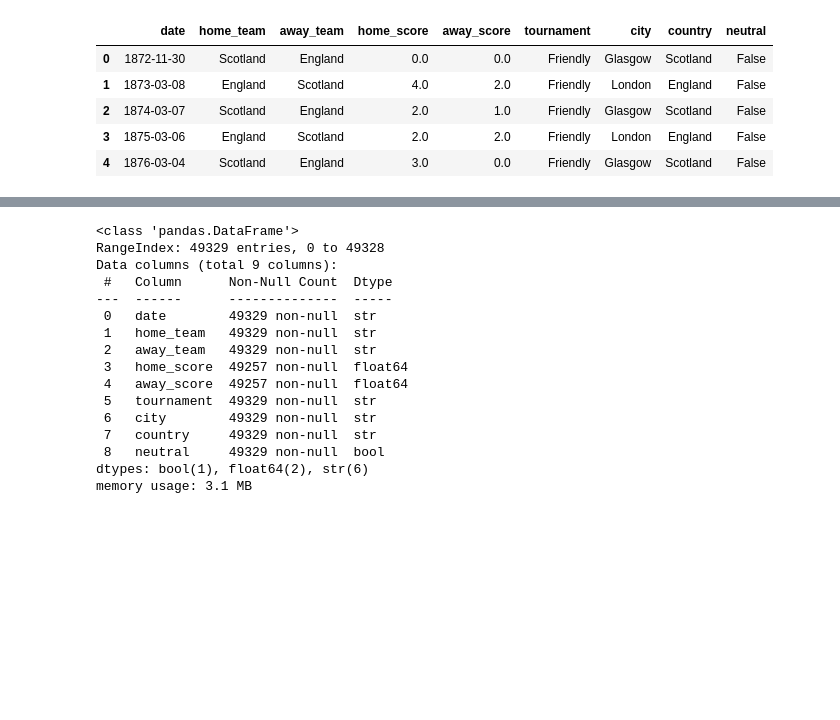
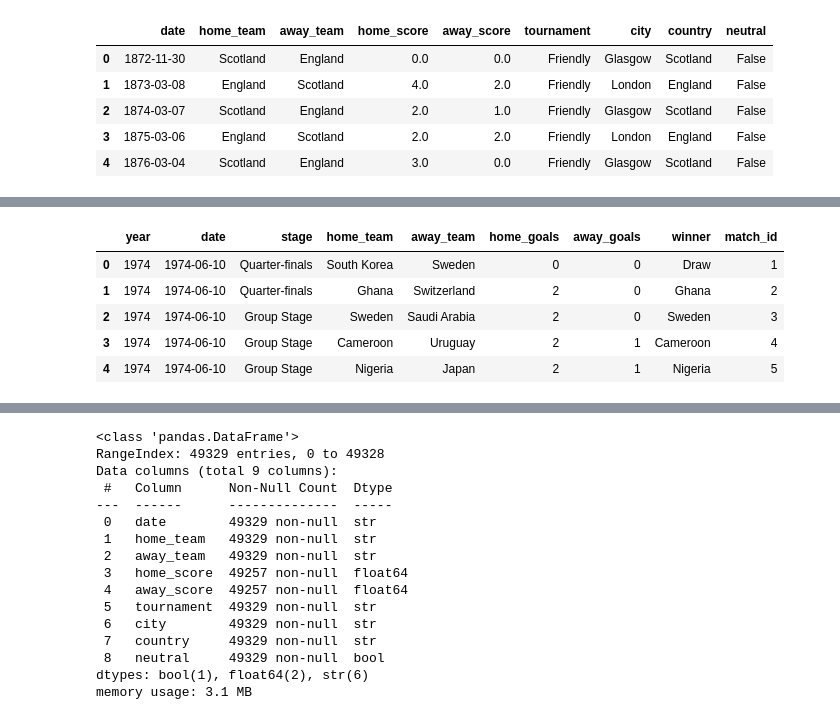
Before and after one commit to Edenilson-Molina/ml-oraculo-mundial2026, a Jupyter notebook: notebooks/01_EDA.ipynb, the cells around one changed output, grey strips where cells are left out. Cells and saved outputs as stored; diff of their text form; code cells hidden in the pictures; blank space fills up the shorter version.

```diff
--- a/notebooks/01_EDA.ipynb
+++ b/notebooks/01_EDA.ipynb
@@ -6,5 +36,8 @@ import seaborn as sns
 # %%
 df = pd.read_csv('../data/raw/results.csv')
+df_ranking = pd.read_csv('../data/raw/fifa_ranking.csv')
+df_world_cup = pd.read_csv('../data/raw/fifa_world_cup.csv')
+df_world_cup_matches = pd.read_csv('../data/raw/world_cup.csv')
 # %%
 df.head()
 # %% [output]
@@ -16,0 +59,9 @@ df.head()
+# %%
+df_world_cup_matches.head()
+# %% [output]
+|  | year | date | stage | home_team | away_team | home_goals | away_goals | winner | match_id |
+| 0 | 1974 | 1974-06-10 | Quarter-finals | South Korea | Sweden | 0 | 0 | Draw | 1 |
+| 1 | 1974 | 1974-06-10 | Quarter-finals | Ghana | Switzerland | 2 | 0 | Ghana | 2 |
+| 2 | 1974 | 1974-06-10 | Group Stage | Sweden | Saudi Arabia | 2 | 0 | Sweden | 3 |
+| 3 | 1974 | 1974-06-10 | Group Stage | Cameroon | Uruguay | 2 | 1 | Cameroon | 4 |
+| 4 | 1974 | 1974-06-10 | Group Stage | Nigeria | Japan | 2 | 1 | Nigeria | 5 |
```
Also changed, not shown: parts of 24 cells of this notebook, 5 other files.
